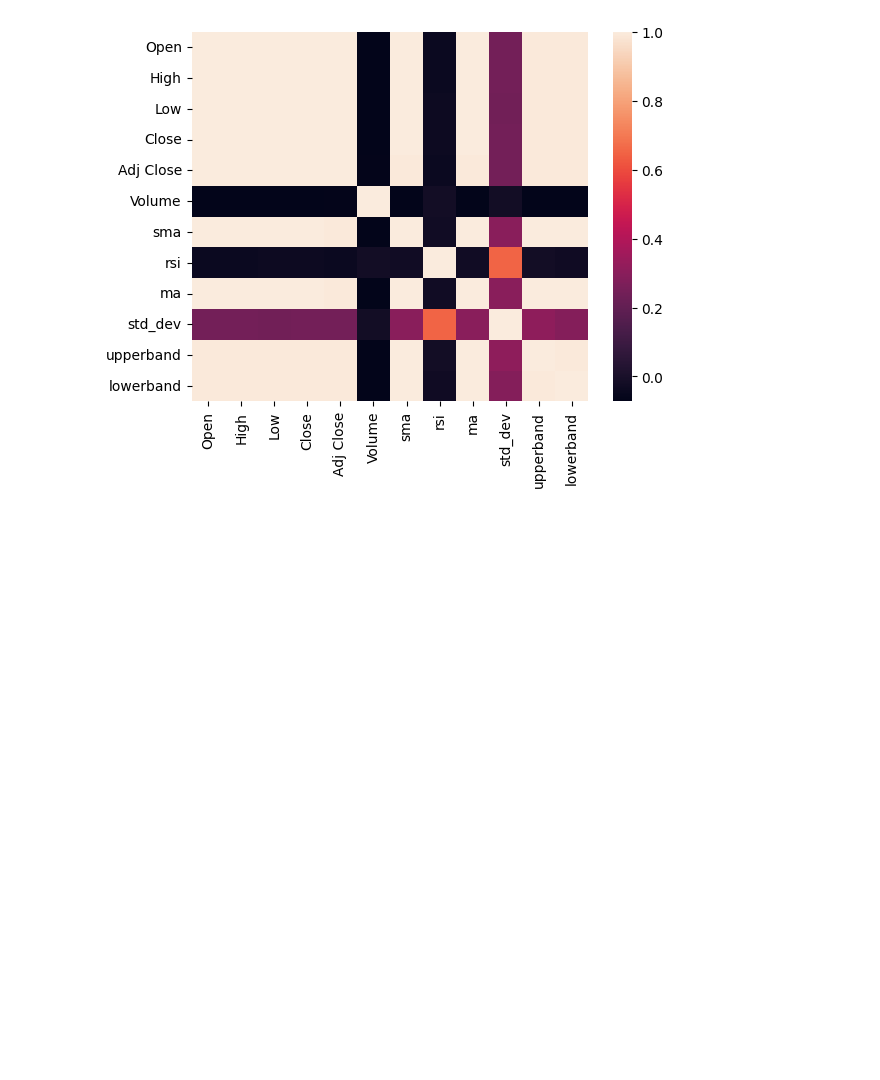
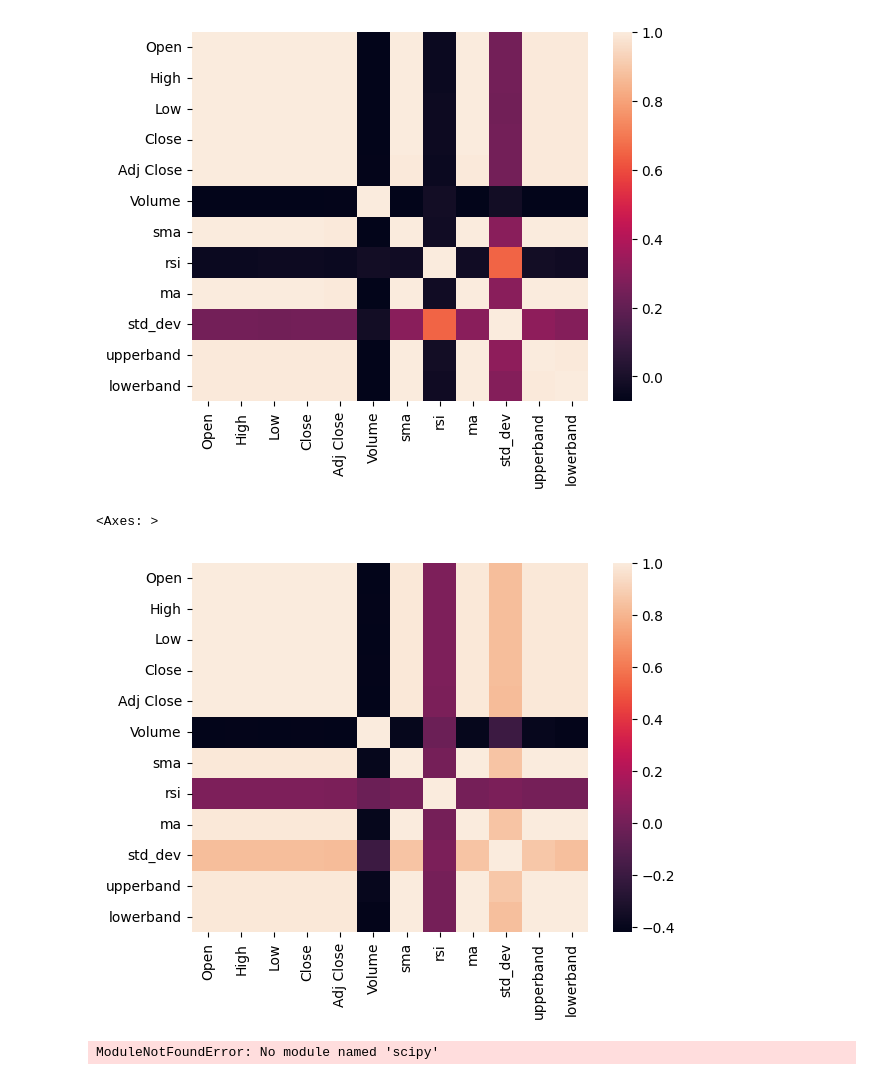
Before and after one commit to LariHong/LariHong_window, a Jupyter notebook: test.ipynb, the cells around one changed output. Drawn from its saved outputs; the diff is of its cells as text; code cells hidden in the pictures; blank space fills up the shorter version.

```diff
--- a/test.ipynb
+++ b/test.ipynb
@@ -289,3 +289,14 @@ sns.heatmap(month_datas.corr(method='pearson',min_periods=-1))
 # %% [output]
 <Axes: >
 [figure]
+# %%
+month_datas=data.drop(columns=['Date'])
+sns.heatmap(month_datas.corr('spearman'))
+# %% [output]
+<Axes: >
+[figure, added]
+# %%
+month_datas=data.drop(columns=['Date'])
+month_datas.corr('kendall')
+# %% [output]
+ModuleNotFoundError: No module named 'scipy'
```
